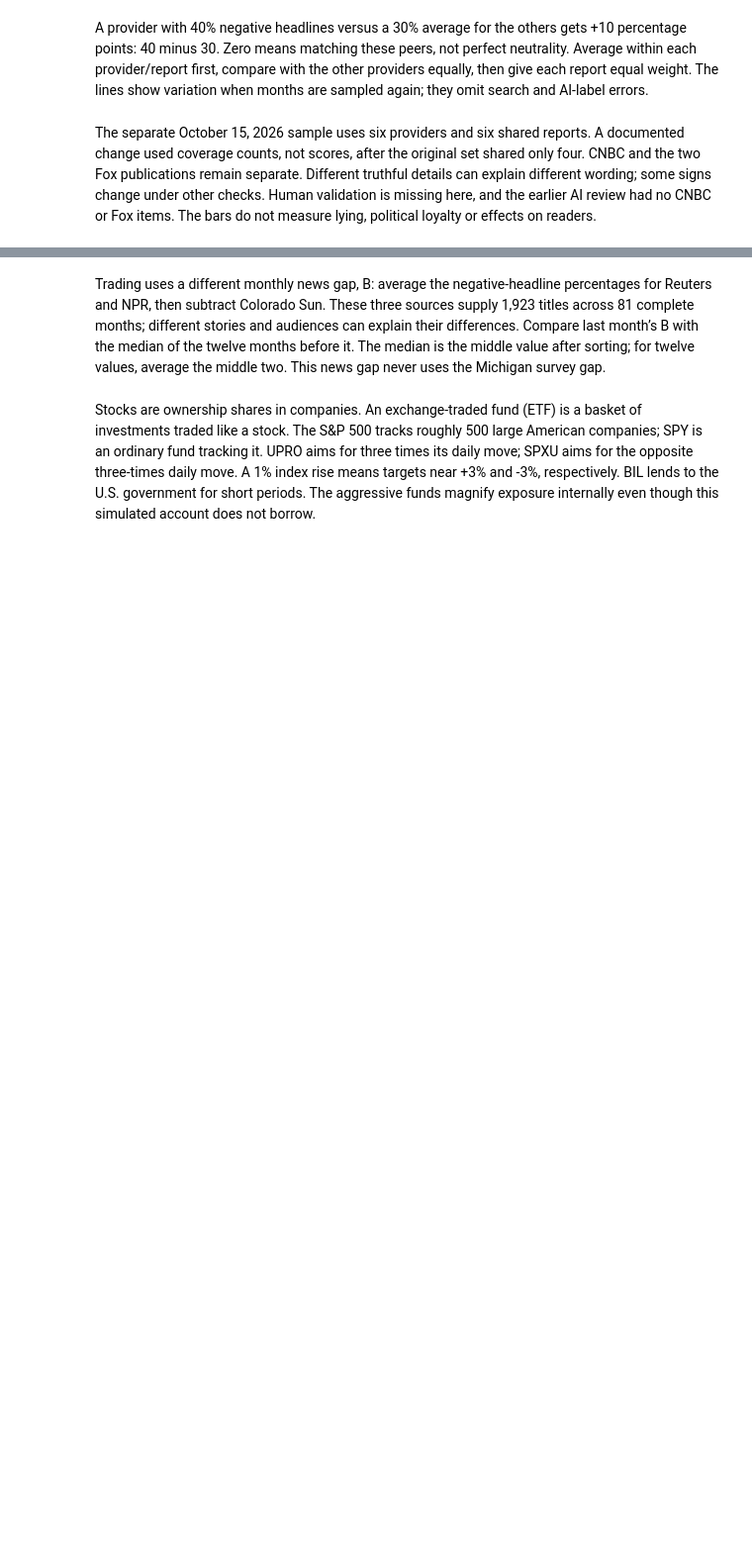
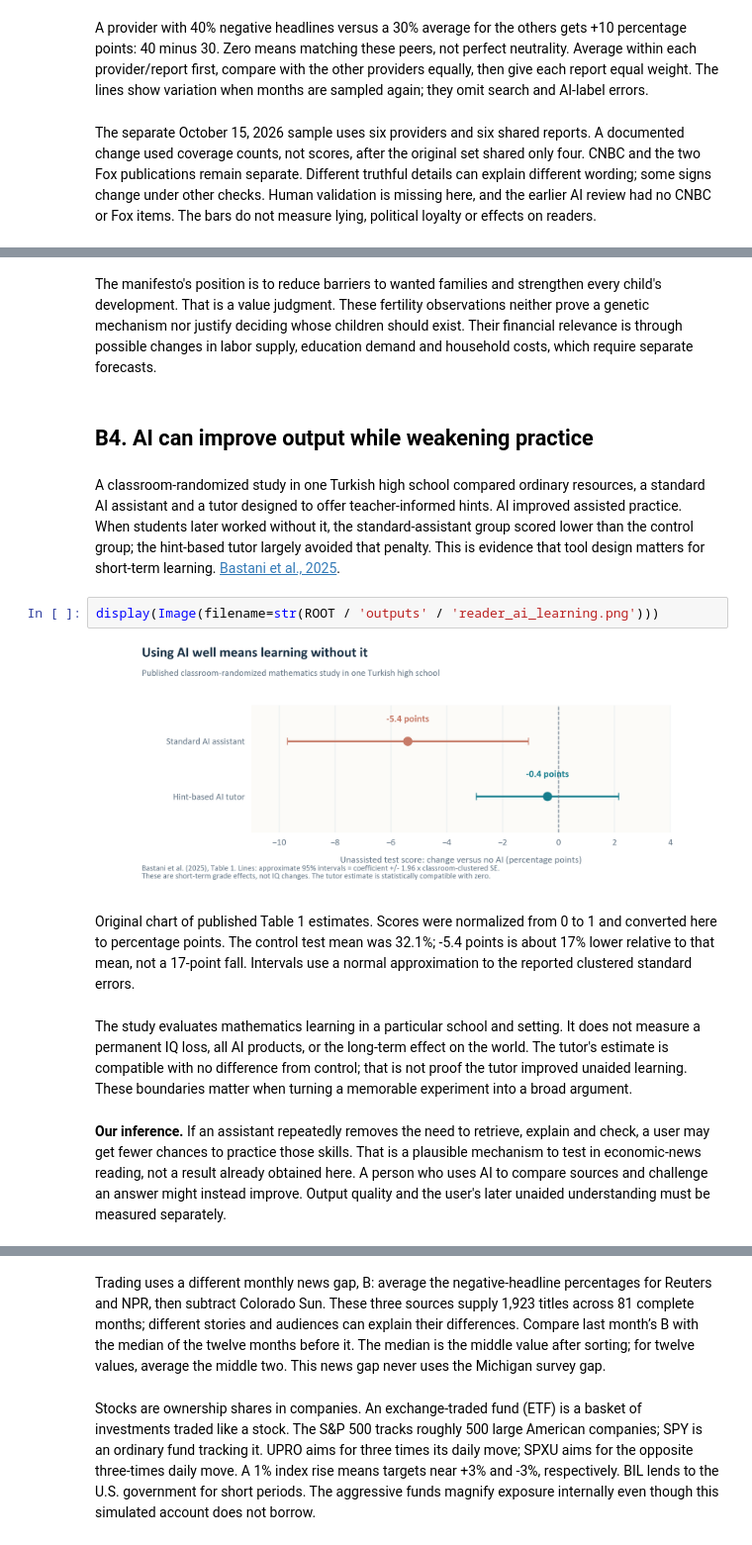
Before and after one commit to ph2606/FRE-GY-7871A-Final-Project, a Jupyter notebook: final_project.ipynb, the cells around one changed output, grey strips where cells are left out. Shown at 99% size. Drawn from its saved outputs; the diff is of its cells as text; blank space fills up the shorter version.

```diff
--- a/final_project.ipynb
+++ b/final_project.ipynb
@@ -607,0 +1025,16 @@ The separate October 15, 2026 sample uses six providers and six shared reports.
+# %% [markdown]
+The manifesto's position is to reduce barriers to wanted families and strengthen every child's development. That is a value judgment. These fertility observations neither prove a genetic mechanism nor justify deciding whose children should exist. Their financial relevance is through possible changes in labor supply, education demand and household costs, which require separate forecasts.
+# %% [markdown]
+## B4. AI can improve output while weakening practice
+# %% [markdown]
+A classroom-randomized study in one Turkish high school compared ordinary resources, a standard AI assistant and a tutor designed to offer teacher-informed hints. AI improved assisted practice. When students later worked without it, the standard-assistant group scored lower than the control group; the hint-based tutor largely avoided that penalty. This is evidence that tool design matters for short-term learning. [Bastani et al., 2025](https://doi.org/10.1073/pnas.2422633122).
+# %%
+display(Image(filename=str(ROOT / 'outputs' / 'reader_ai_learning.png')))
+# %% [output]
+[figure, added]
+# %% [markdown]
+Original chart of published Table 1 estimates. Scores were normalized from 0 to 1 and converted here to percentage points. The control test mean was 32.1%; -5.4 points is about 17% lower relative to that mean, not a 17-point fall. Intervals use a normal approximation to the reported clustered standard errors.
+# %% [markdown]
+The study evaluates mathematics learning in a particular school and setting. It does not measure a permanent IQ loss, all AI products, or the long-term effect on the world. The tutor's estimate is compatible with no difference from control; that is not proof the tutor improved unaided learning. These boundaries matter when turning a memorable experiment into a broad argument.
+# %% [markdown]
+**Our inference.** If an assistant repeatedly removes the need to retrieve, explain and check, a user may get fewer chances to practice those skills. That is a plausible mechanism to test in economic-news reading, not a result already obtained here. A person who uses AI to compare sources and challenge an answer might instead improve. Output quality and the user's later unaided understanding must be measured separately.
```
Also changed, not shown: parts of 128 cells of this notebook, 29 other files.
